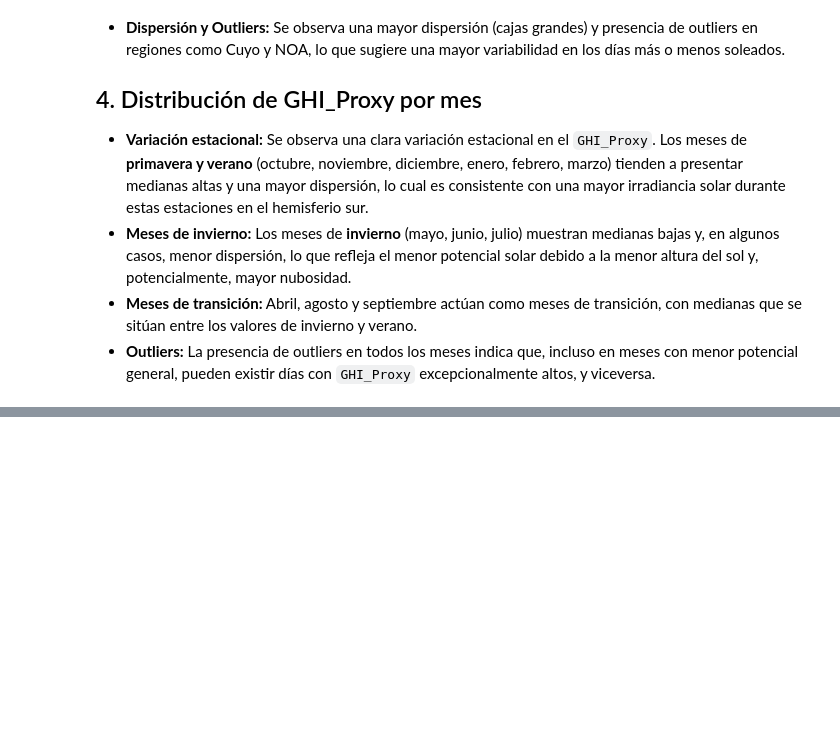
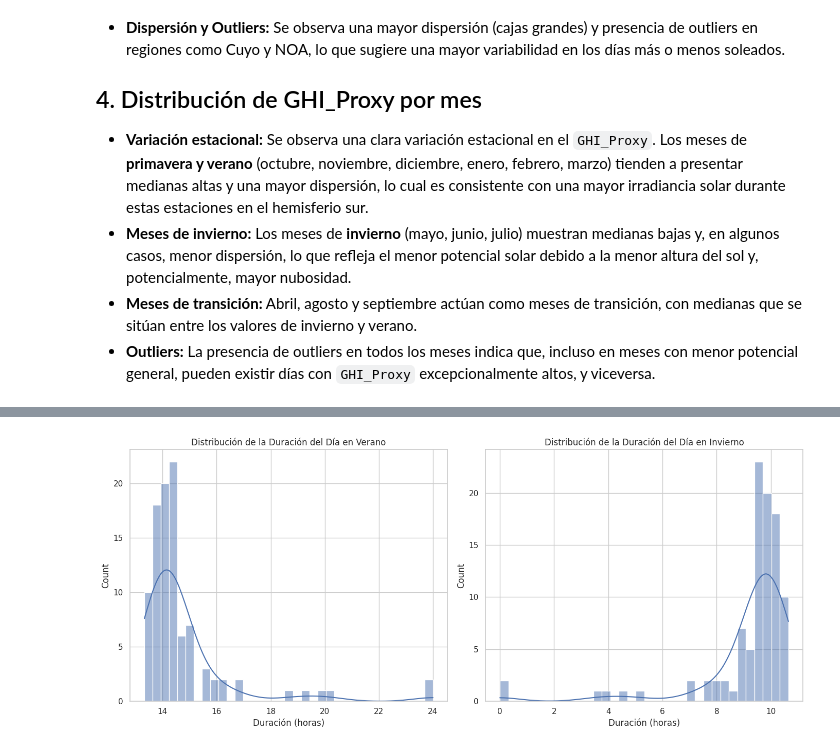
Before and after one commit to RodrigoGoni/EDA_meteorologica, a Jupyter notebook: eda.ipynb, the cells around one changed output, grey strips where cells are left out. Saved outputs shown, nothing was run; the diff lists cells and outputs as text; code cells hidden in the pictures; blank space fills up the shorter version.

```diff
--- a/eda.ipynb
+++ b/eda.ipynb
@@ -1642,0 +2003,81 @@ Columnas disponibles en el mapa final para GHI_Proxy: Index(['gid', 'entidad', '
+# %%
+df = pd.read_csv('datos/dataset_cleaned_tabular_engineered.csv')
+
+# Visualizaciones
+import seaborn as sns
+import matplotlib.pyplot as plt
+
+# Configuración general de los gráficos
+sns.set_theme(style="whitegrid")
+
+# 1. Distribución de la Duración del Día en Verano e Invierno
+plt.figure(figsize=(14, 6))
+
+plt.subplot(1, 2, 1)
+sns.histplot(df['duracion_dia_verano_horas'], kde=True)
+plt.title('Distribución de la Duración del Día en Verano')
+plt.xlabel('Duración (horas)')
+
+plt.subplot(1, 2, 2)
+sns.histplot(df['duracion_dia_invierno_horas'], kde=True)
+plt.title('Distribución de la Duración del Día en Invierno')
+plt.xlabel('Duración (horas)')
+
+plt.tight_layout()
+plt.show()
+
+# 2. Distribución del Ángulo Cenital al Mediodía en Verano e Invierno
+plt.figure(figsize=(14, 6))
+
+plt.subplot(1, 2, 1)
+sns.histplot(df['angulo_cenital_mediodia_verano_grados'], kde=True)
+plt.title('Distribución del Ángulo Cenital al Mediodía en Verano')
+plt.xlabel('Ángulo (grados)')
+
+plt.subplot(1, 2, 2)
+sns.histplot(df['angulo_cenital_mediodia_invierno_grados'], kde=True)
+plt.title('Distribución del Ángulo Cenital al Mediodía en Invierno')
+plt.xlabel('Ángulo (grados)')
+
+plt.tight_layout()
+plt.show()
+
+# 3. Radiación Extraterrestre en Verano e Invierno
+plt.figure(figsize=(14, 6))
+
+plt.subplot(1, 2, 1)
+sns.histplot(df['G0_verano_W_m2'], kde=True)
+plt.title('Distribución de la Radiación Extraterrestre en Verano')
+plt.xlabel('Radiación (W/m²)')
+
+plt.subplot(1, 2, 2)
+sns.histplot(df['G0_invierno_W_m2'], kde=True)
+plt.title('Distribución de la Radiación Extraterrestre en Invierno')
+plt.xlabel('Radiación (W/m²)')
+
+plt.tight_layout()
+plt.show()
+
+# 4. Boxplots comparando las variables astronómicas por región
+fig, axes = plt.subplots(2, 2, figsize=(16, 12))
+
+sns.boxplot(ax=axes[0, 0], x='region', y='duracion_dia_verano_horas', data=df)
+axes[0, 0].set_title('Duración del Día en Verano por Región')
+axes[0, 0].tick_params(axis='x', rotation=45)
+
+sns.boxplot(ax=axes[0, 1], x='region', y='duracion_dia_invierno_horas', data=df)
+axes[0, 1].set_title('Duración del Día en Invierno por Región')
+axes[0, 1].tick_params(axis='x', rotation=45)
+
+sns.boxplot(ax=axes[1, 0], x='region', y='angulo_cenital_mediodia_verano_grados', data=df)
+axes[1, 0].set_title('Ángulo Cenital al Mediodía en Verano por Región')
+axes[1, 0].tick_params(axis='x', rotation=45)
+
+sns.boxplot(ax=axes[1, 1], x='region', y='angulo_cenital_mediodia_invierno_grados', data=df)
+axes[1, 1].set_title('Ángulo Cenital al Mediodía en Invierno por Región')
+axes[1, 1].tick_params(axis='x', rotation=45)
+
+plt.tight_layout()
+plt.show()
+# %% [output]
+[figure, added]
```
Also changed, not shown: parts of 13 cells of this notebook, 4 other files.
